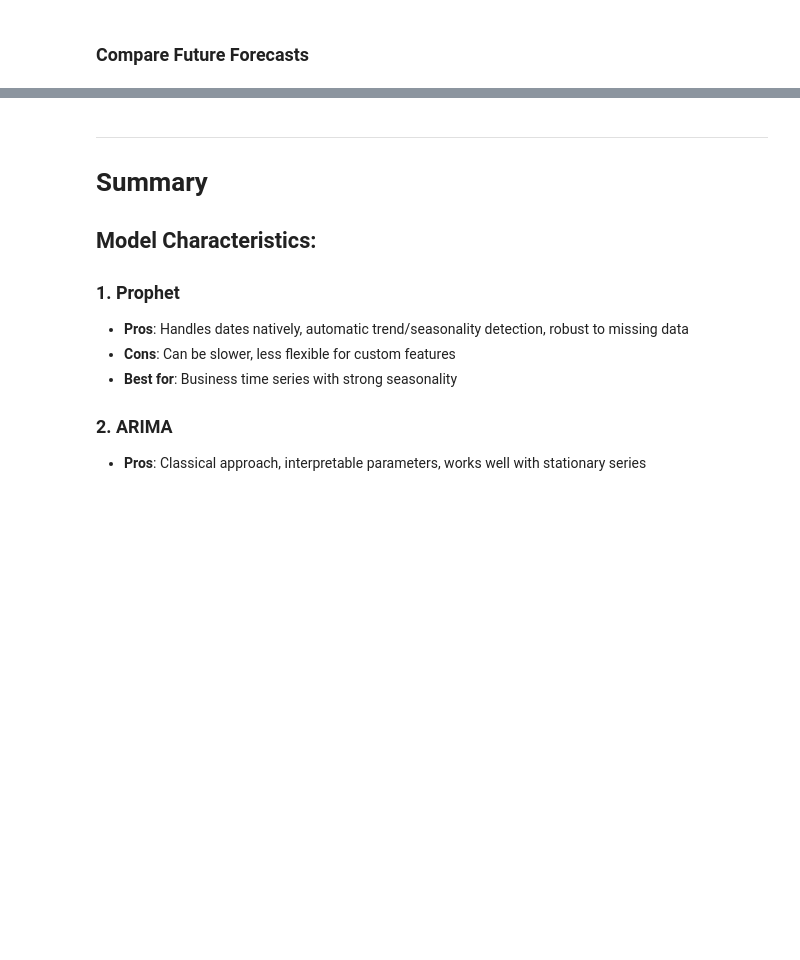
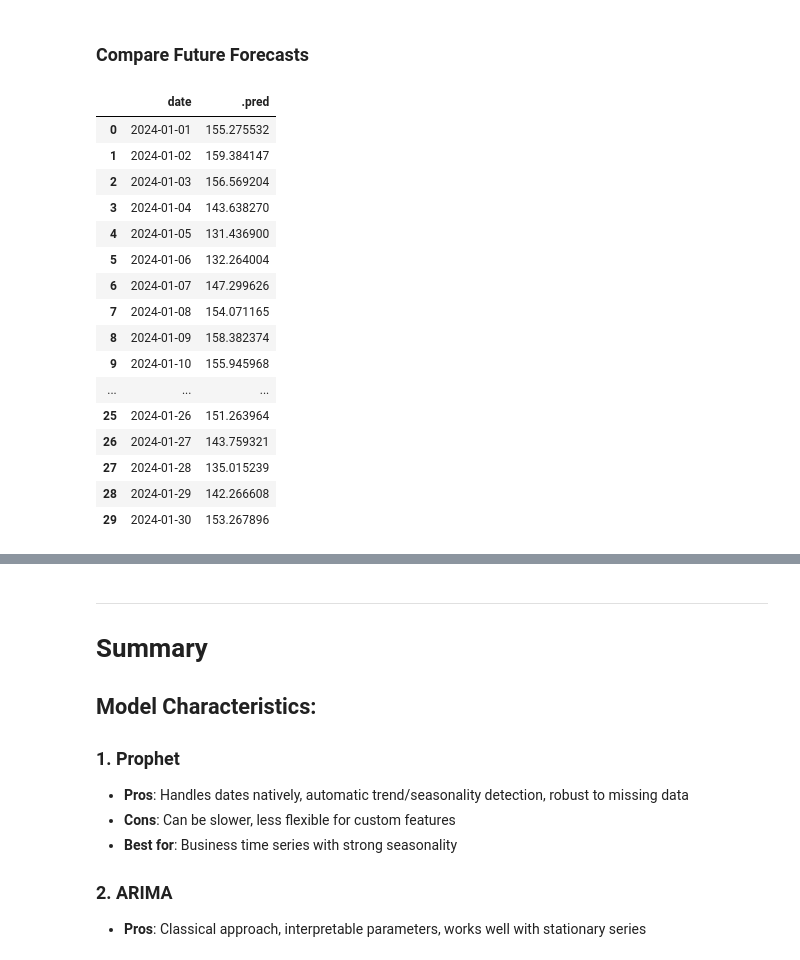
Before and after one commit to m-deane/py-tidymodels2, a Jupyter notebook: examples/05_time_series_forecasting_demo.ipynb, the cells around one changed output, grey strips where cells are left out. Cells and saved outputs as stored; diff of their text form; code cells hidden in the pictures; blank space fills up the shorter version.

```diff
--- a/examples/05_time_series_forecasting_demo.ipynb
+++ b/examples/05_time_series_forecasting_demo.ipynb
@@ -376,5 +680,25 @@ print(future_rf)
 # %% [markdown]
 ### Compare Future Forecasts
+# %%
+future_rf
+# %% [output]
+|  | date | .pred |
+| 0 | 2024-01-01 | 155.275532 |
+| 1 | 2024-01-02 | 159.384147 |
+| 2 | 2024-01-03 | 156.569204 |
+| 3 | 2024-01-04 | 143.638270 |
+| 4 | 2024-01-05 | 131.436900 |
+| 5 | 2024-01-06 | 132.264004 |
+| 6 | 2024-01-07 | 147.299626 |
+| 7 | 2024-01-08 | 154.071165 |
+| 8 | 2024-01-09 | 158.382374 |
+| 9 | 2024-01-10 | 155.945968 |
+| ... | ... | ... |
+| 25 | 2024-01-26 | 151.263964 |
+| 26 | 2024-01-27 | 143.759321 |
+| 27 | 2024-01-28 | 135.015239 |
+| 28 | 2024-01-29 | 142.266608 |
+| 29 | 2024-01-30 | 153.267896 |
 # %%
 # Combine all forecasts
 forecast_comparison = pd.DataFrame({
```
Also changed, not shown: parts of 30 cells of this notebook, 18 other files.
